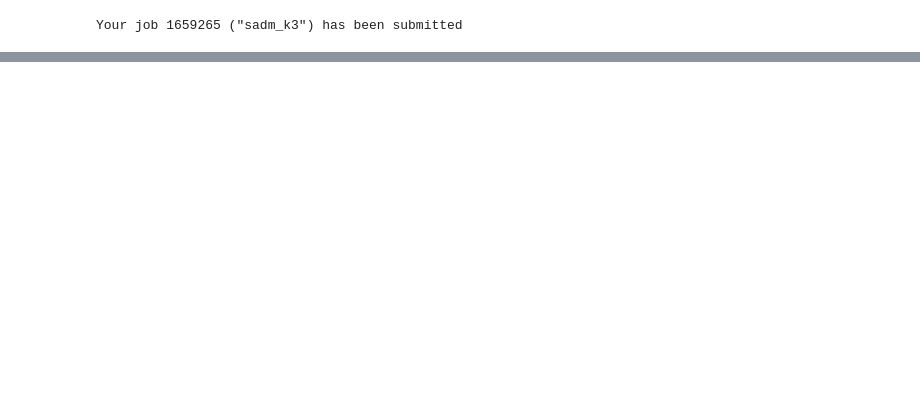
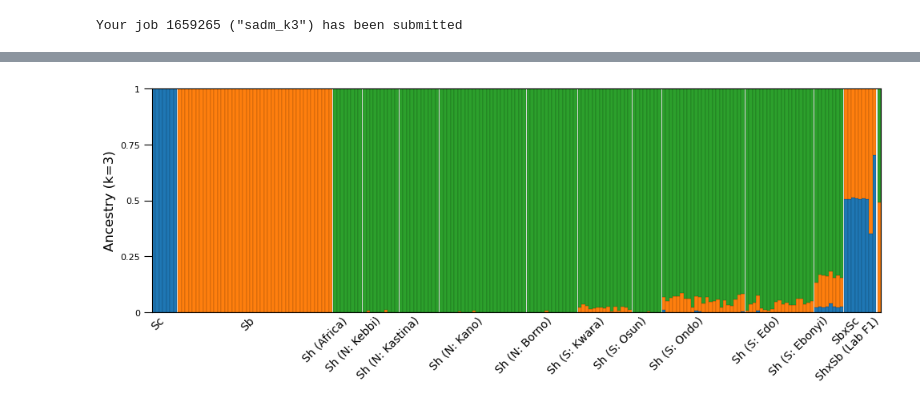
Before and after one commit to nealplatt/sch_hae_its, a Jupyter notebook: code/its-07-supervised_admixture.ipynb, the cells around one changed output, grey strips where cells are left out. Drawn from its saved outputs; the diff is of its cells as text; code cells hidden in the pictures; blank space fills up the shorter version.

```diff
--- a/code/its-07-supervised_admixture.ipynb
+++ b/code/its-07-supervised_admixture.ipynb
@@ -440,7 +196,0 @@ plt.close()
-# %%
-adm_df = pd.read_csv("sup_adm_k3_df.csv", sep=",")
-its_df=pd.read_csv(f"{proj_dir}/results/sanger/its_class.csv", sep=",", keep_default_na=False,)
-adm_df = adm_df.merge(its_df, left_on=["wgs_id", "its_id"] , right_on=["wgs_id", "its_id"], how="left")
-adm_df = adm_df.rename({"0": "adm0", "1": "adm1", "2": "adm2"}, axis=1)
-adm_df.to_csv("sup_adm_k3_df.merged.csv", sep=",", header=True, index=False)
-adm_df
@@ -468,0 +307,52 @@ NameError: name 'adm' is not defined
+# %%
+import numpy as np
+import pandas as pd
+import matplotlib.pyplot as plt
+
+#get to the working dir
+proj_dir="/master/nplatt/sch_hae_its-nigeria"
+results_dir="{}/results".format(proj_dir)
+os.chdir(f"{results_dir}/supervised_admixture")
+
+# load and pre-sort your data as before
+adm_df = pd.read_csv("sup_adm_k3_df.mod.csv", sep=",", header=0)
+
+custom_labels = {
+    "shaematobium-north-kebbi": "Sh (N: Kebbi)",
+    "shaematobium-north-kastina": "Sh (N: Kastina)",
+    "shaematobium-north-kano": "Sh (N: Kano)",
+    "shaematobium-north-borno": "Sh (N: Borno)",
+    "shaematobium-south-kwara": "Sh (S: Kwara)",
+    "shaematobium-south-osun": "Sh (S: Osun)",
+    "shaematobium-south-ondo": "Sh (S: Ondo)",
+    "shaematobium-south-edo": "Sh (S: Edo)",
+    "shaematobium-south-ebonyi": "Sh (S: Ebonyi)",
+    "scurassoni": "Sc",
+    "shaematobium-africa": "Sh (Africa)",
+    "sbovis": "Sb",
+    "sbxsc": "SbxSc",
+    "shxsb": "ShxSb (Lab F1)",
+}
+
+fig, ax = plt.subplots(figsize=(10, 4))
+plot_admixture_panel(
+    ax,
+    adm_df,
+    component_cols=("adm0","adm1","adm2"),
+    adm_group_col="adm_group",
+    adm_xorder_col="adm_xorder",
+    gap_size=0.25,
+    custom_labels=custom_labels,
+    show_group_separators=False  # set True if you want thin boundary lines
+)
+plt.tight_layout()
+
+#save the figure as multiple file types
+fig.savefig(f"{results_dir}/figures/figure_X-supervised_admixture_k3.png", format="png", dpi=600, facecolor="white")
+fig.savefig(f"{results_dir}/figures/figure_X-supervised_admixture_k3.tiff", format="tiff", dpi=600, facecolor="white")
+fig.savefig(f"{results_dir}/figures/figure_X-supervised_admixture_k3.png", format="png")
+
+# display
+plt.show()
+# %% [output]
+[figure, added]
```
Also changed, not shown: parts of 18 cells of this notebook, 3 other files.
